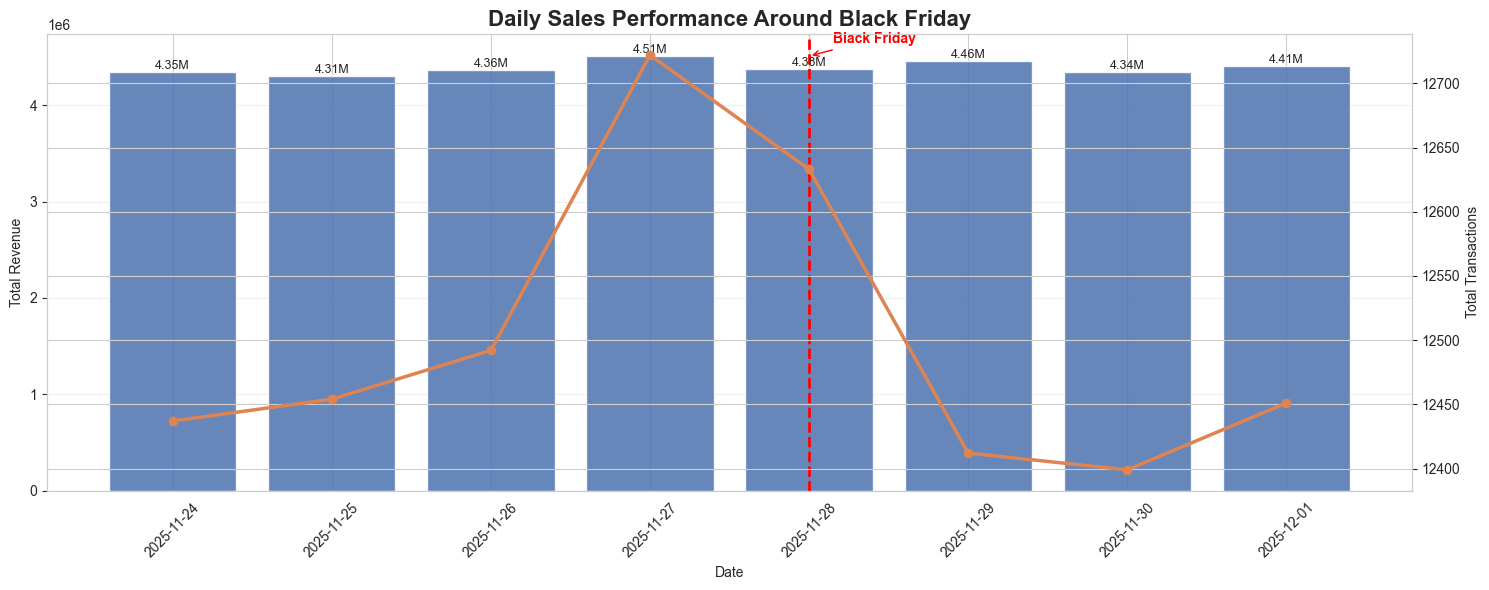
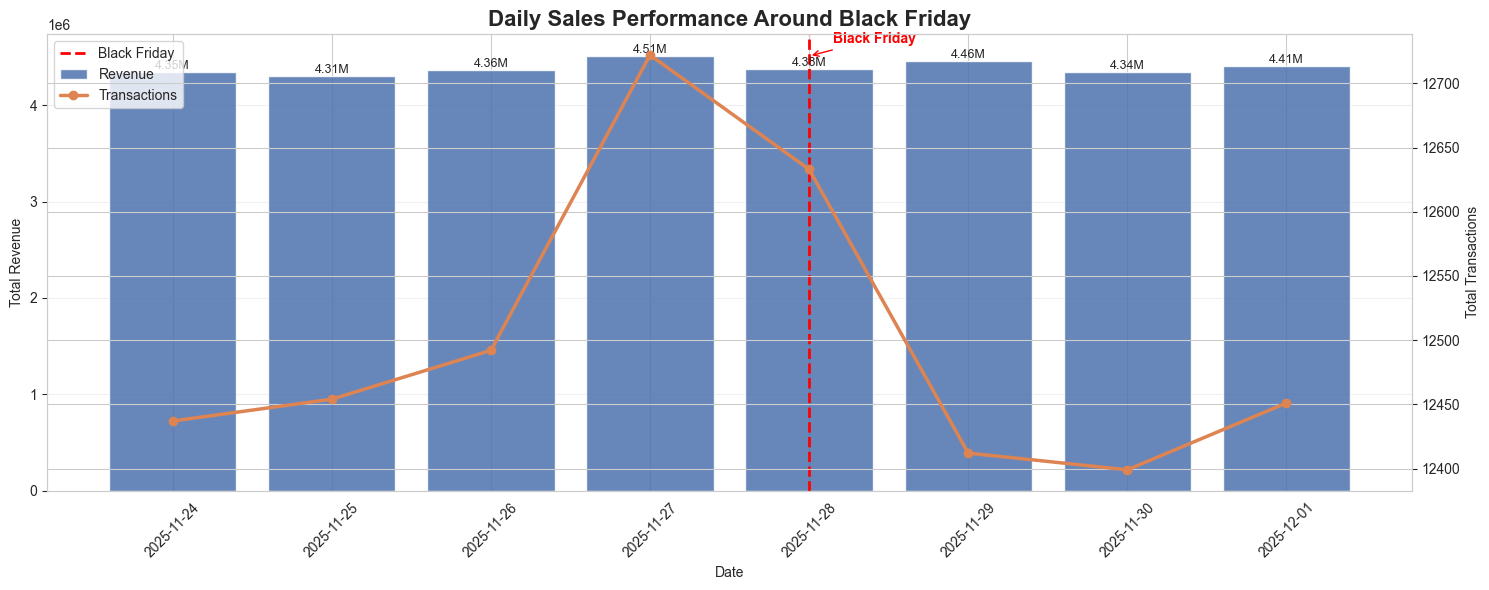
Unified diff of the notebook cell whose output changed from the first chart to the second:
--- before
+++ after
@@ -72,5 +72,6 @@
     color='red',
     linestyle='--',
-    linewidth=2
+    linewidth=2,
+    label='Black Friday'
 )
 
@@ -86,8 +87,18 @@
 ax1.grid(True, axis='y', alpha=0.3)
 
+handles1, labels1 = ax1.get_legend_handles_labels()
+handles2, labels2 = ax2.get_legend_handles_labels()
+
+ax1.legend(
+    handles1 + handles2,
+    labels1 + labels2,
+    loc='upper left'
+)
+
+plt.tight_layout()
+
 os.makedirs('plots', exist_ok=True)
 filepath = os.path.join('plots', "Daily Sales Performance Around Black Friday.png")
 plt.savefig(filepath, dpi=300, bbox_inches='tight', facecolor='white')
 
-plt.tight_layout()
 plt.show()

Commit: Add new plots | Black Friday vs Non Black Friday Sales Performance